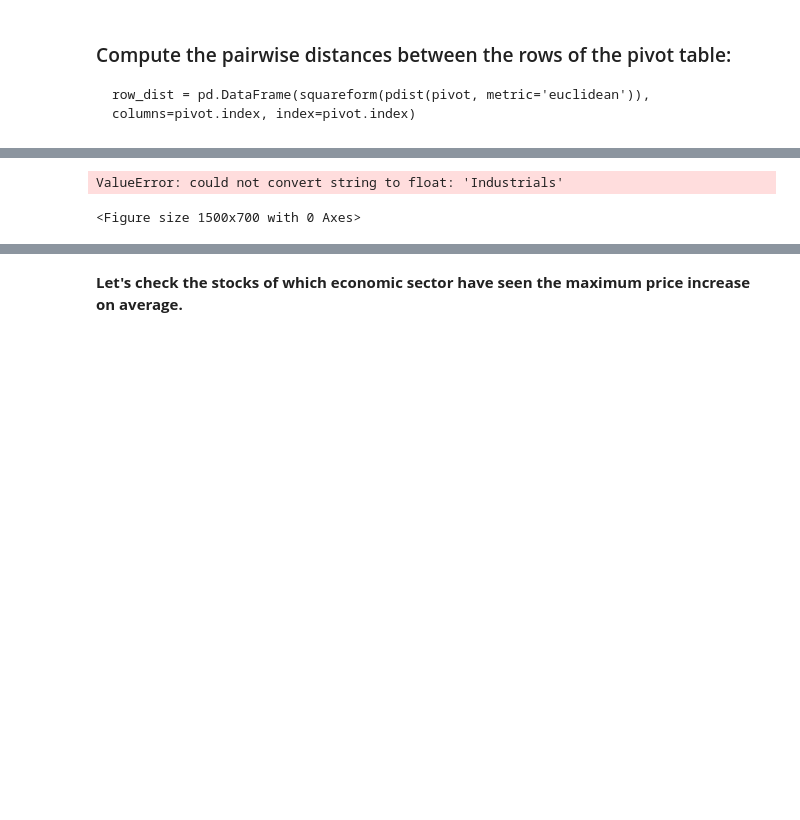
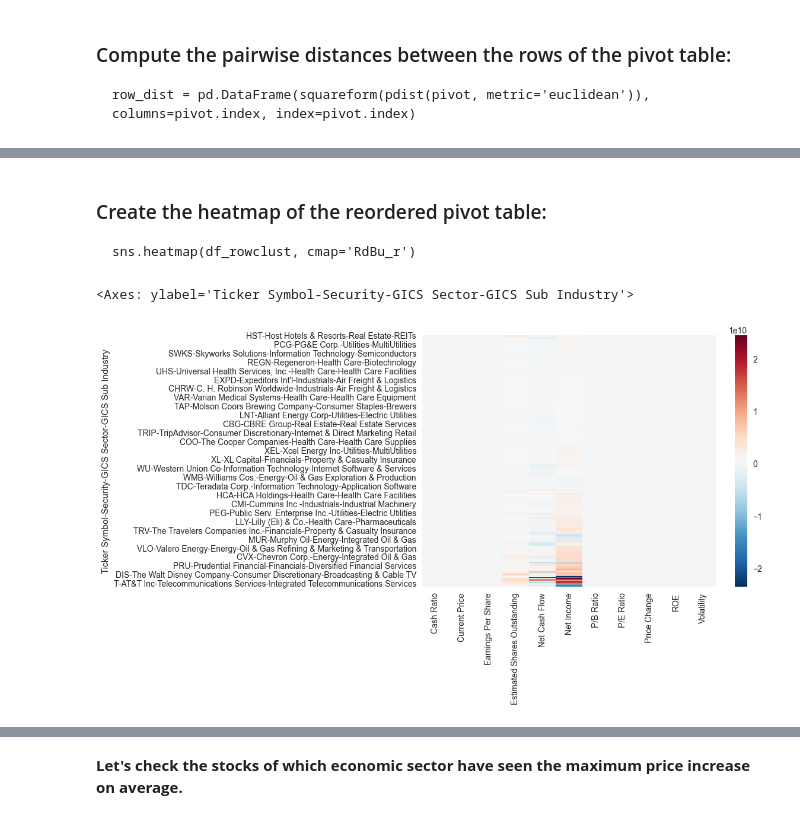
Before and after one commit to CoderSales/unsupervised-learning-clustering, a Jupyter notebook: notebooks/USL_Project_LearnerNotebook_LowCode%28v1.1%29_attempt_2.ipynb, the cells around one changed output, grey strips where cells are left out. Cells and saved outputs as stored; diff of their text form; code cells hidden in the pictures; blank space fills up the shorter version.

````diff
--- a/notebooks/USL_Project_LearnerNotebook_LowCode%28v1.1%29_attempt_2.ipynb
+++ b/notebooks/USL_Project_LearnerNotebook_LowCode%28v1.1%29_attempt_2.ipynb
@@ -488,10 +530,22 @@ sns.heatmap(df_rowclust, cmap='RdBu_r')
+# %%
+df_rowclust = pivot.iloc[row_dendr['leaves']]
+# %% [markdown]
+
+### Create the heatmap of the reordered pivot table:
+
+```
+sns.heatmap(df_rowclust, cmap='RdBu_r')
+```
+# %%
+sns.heatmap(df_rowclust, cmap='RdBu_r')
+# %% [output]
+<Axes: ylabel='Ticker Symbol-Security-GICS Sector-GICS Sub Industry'>
+[figure, added]
 # %%
 # correlation check
-plt.figure(figsize=(15, 7))
-sns.heatmap(
-    df_nameless.corr(), annot=True, vmin=-1, vmax=1, fmt=".2f", cmap="Spectral"
-)
-plt.show()
+
+# plt.figure(figsize=(15, 7))
+# sns.heatmap(
+#     df_nameless.corr(), annot=True, vmin=-1, vmax=1, fmt=".2f", cmap="Spectral"
+# )
+# plt.show()
-# %% [output]
-ValueError: could not convert string to float: 'Industrials'
-<Figure size 1500x700 with 0 Axes>
````
Also changed, not shown: parts of 15 cells of this notebook.
